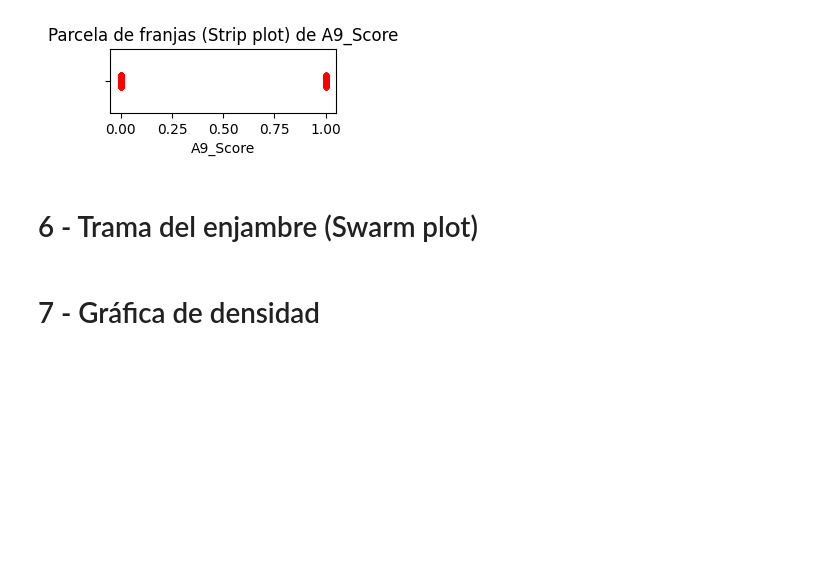
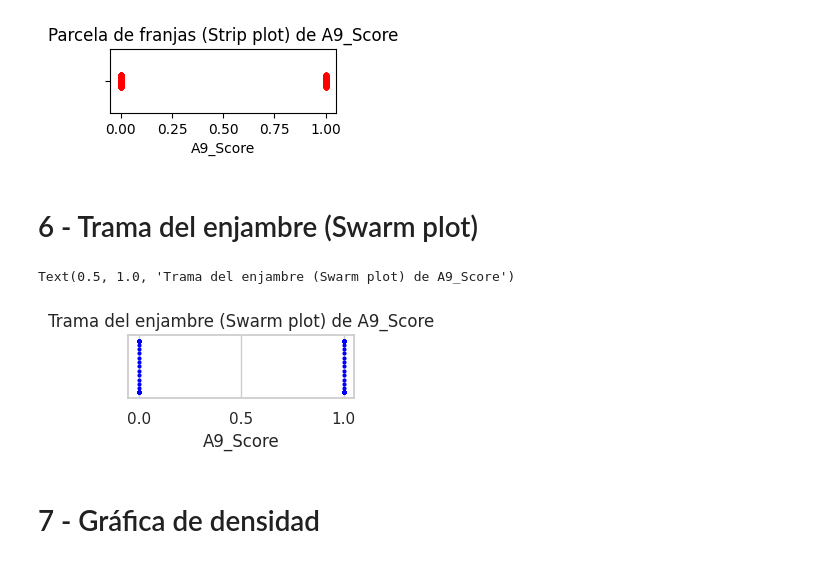
Before and after one commit to rubenesticesi/cienciasdedatos1, a Jupyter notebook: PredicciondeAutismo.ipynb, the cells around one changed output. Drawn from its saved outputs; the diff is of its cells as text; code cells hidden in the pictures; blank space fills up the shorter version.

```diff
--- a/PredicciondeAutismo.ipynb
+++ b/PredicciondeAutismo.ipynb
@@ -360,10 +352,23 @@ Text(0.5, 1.0, 'Parcela de franjas (Strip plot) de A9_Score')
 # %% [markdown]
 # 6 - Trama del enjambre (Swarm plot)
 # %%
+import pandas as pd
+import matplotlib.pyplot as plt
+import seaborn as sns
+
+# Cargar datos
+df = pd.read_csv('autism_screening.csv')
+
+var = 'A9_Score'
+data = df[var].dropna()
+
 # 6 - Trama del enjambre (Swarm plot)
 plt.subplot(5, 2, 6)
 sns.swarmplot(x=data, color='blue', size=3)
 plt.title('Trama del enjambre (Swarm plot) de A9_Score')
+# %% [output]
+Text(0.5, 1.0, 'Trama del enjambre (Swarm plot) de A9_Score')
+[figure, added]
 # %% [markdown]
 # 7 - Gráfica de densidad
 # %%
```
Also changed, not shown: parts of 2 cells of this notebook.
